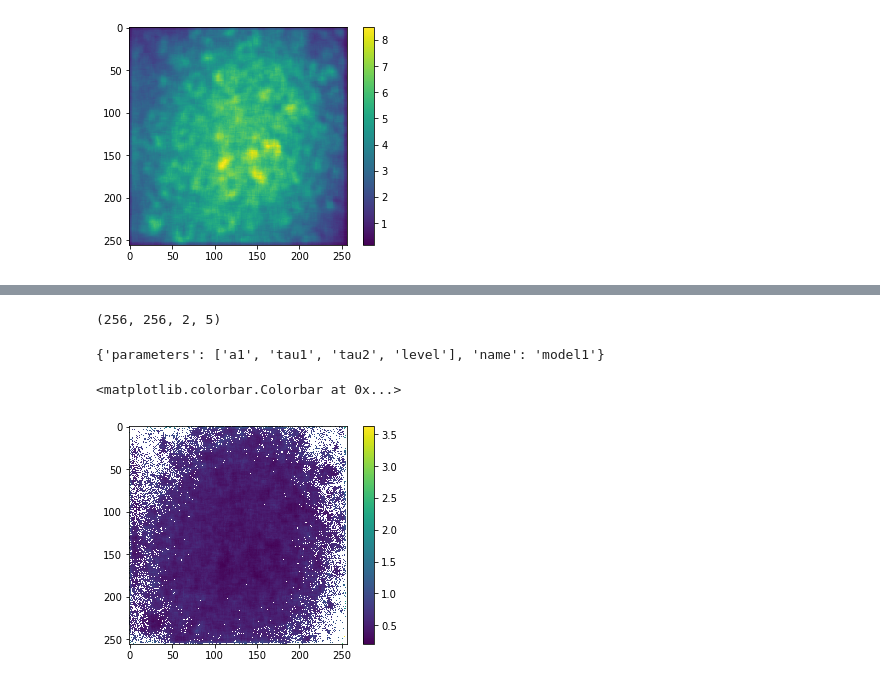
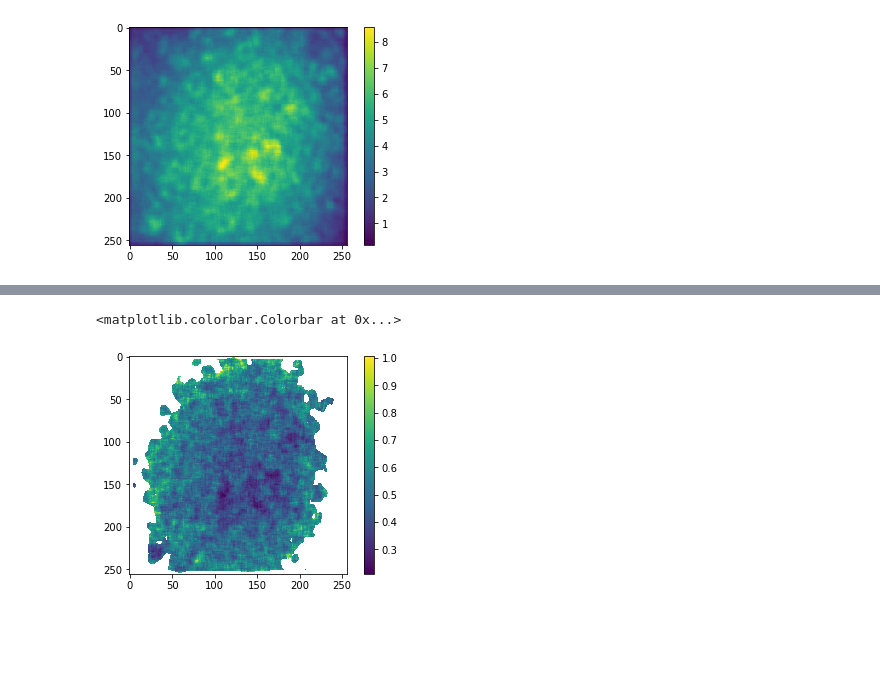
Before and after one commit to Biophotonics-COMI/flimview, a Jupyter notebook: notebooks/Psoriasis.ipynb, the cells around one changed output, grey strips where cells are left out. Drawn from its saved outputs; the diff is of its cells as text; code cells hidden in the pictures; blank space fills up the shorter version.

```diff
--- a/notebooks/Psoriasis.ipynb
+++ b/notebooks/Psoriasis.ipynb
@@ -82,6 +98,6 @@ y = y[10:240]
 # %%
 mymodel = models.model1
-xf,yf, pfit, pcov, chi2 = flim.fitPixel(x,y, model=mymodel, initial_p=[0.8, 0.3, 3, 0.03], bounds=(0,np.inf), norm=True)
+xf,yf, pfit, pcov, chi2 = flim.fitPixel(t,m, mymodel, initial_p=[0.8, 0.3, 3, 0.03], bounds=(0, np.inf), norm=True)
 # %%
 vd = flim.getModelVars(mymodel)
 # %%
@@ -117,9 +146,10 @@ px = 130
 py = 130
 bounds0=[0.0, 0.0, 0. , 0.]
 bounds1=[1, 1., 5., 1.]
-y = c11_bin.data[px,py,10:240]
+y = c11_bin.data[px,py,:]
+x = c11_bin.t
 print(len(x), len(y))
-xf,yf,pfit_i,pcov_i,chi2_i = flim.fitPixel(x,y,initial_p=pfit, model=mymodel, bounds=(bounds0, bounds1), norm=True, threshold=0.02) #bounds=(pfit-10*delta,pfit+10*delta))
+xf,yf,pfit_i,pcov_i,chi2_i = flim.fitPixel(x,y, mymodel, initial_p=pfit, bounds= (bounds0, bounds1), norm=True, threshold=0.02, xshift=tshift) #bounds=(pfit-10*delta,pfit+10*delta))
 plt.plot(xf,yf,'.')
 plt.plot(xf,mymodel(xf, *pfit_i))
 plt.xlabel('time [ns]', fontsize=15)
@@ -159,24 +170,0 @@ plt.plot(xf+x[np.argmax(y)],mymodel(xf, *pfit_i)*np.max(y))
-# %%
-PP = np.zeros((256,256,2,len(pfit)+1))-1
-np.shape(PP)
-# %% [output]
-(256, 256, 2, 5)
-# %%
-failed = np.zeros((256,256))
-for i in tqdm(range(256)):
-    for j in range(256):
-        if c11_bin.mask[i,j]:
-            continue
-        try:
-            y = c11_bin.data[i,j,10:240]
-            xf,yf,pfit_i,pcov_i,chi2_i = flim.fitPixel(x,y,initial_p=pfit, model=mymodel, bounds=(bounds0, bounds1), norm=True, threshold=0.02 )
-            for k in range(len(pfit)):
-                PP[i,j,0,k] = pfit_i[k]
-                PP[i,j,1,k] = np.sqrt(np.diag(pcov_i)[k])
-            PP[i,j,0,-1] = chi2_i
-        except:
-            failed[i,j] = 1
-# %%
-vd
-# %% [output]
-{'parameters': ['a1', 'tau1', 'tau2', 'level'], 'name': 'model1'}
@@ -190,6 +171,8 @@ del PP
+# %%
+c11_fit = flim.fitCube(c11_bin, mymodel, pfit,  bounds= (bounds0, bounds1), norm=True, threshold=0.02)
 # %%
-plt.imshow(chi2)
+plt.imshow(c11_fit.chi2)
 plt.colorbar()
 # %% [output]
 <matplotlib.colorbar.Colorbar at 0x...>
-[figure, old version]
+[figure, new version]
```
Also changed, not shown: parts of 45 cells of this notebook, 2 other files.
